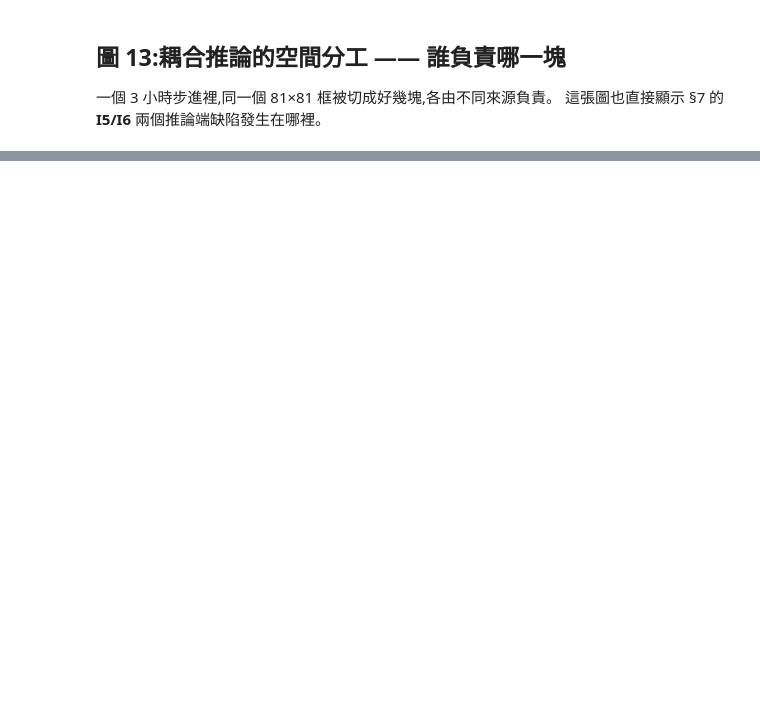
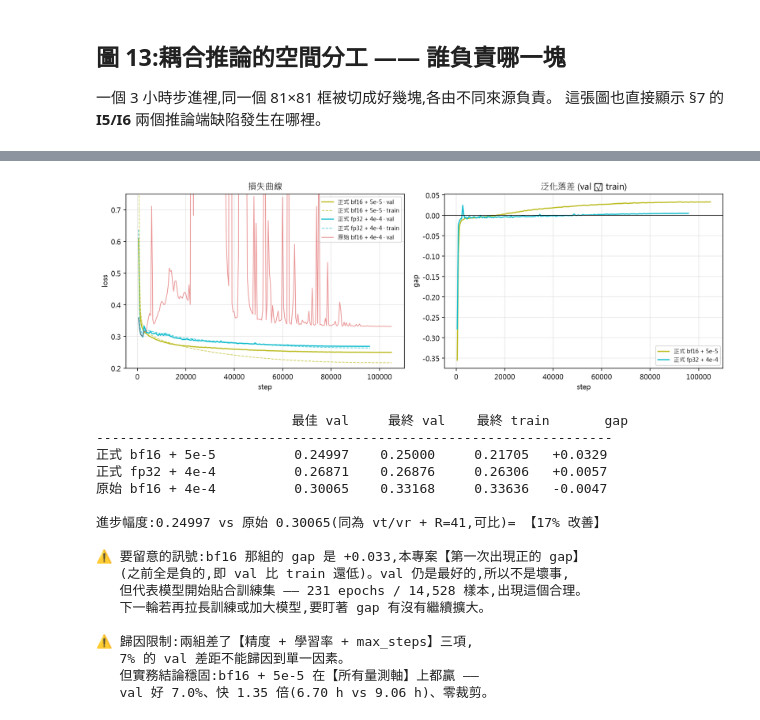
Before and after one commit to Payne721401/LLAT_polar, a Jupyter notebook: analysis/training_analysis.ipynb, the cells around one changed output, grey strips where cells are left out. Saved outputs shown, nothing was run; the diff lists cells and outputs as text; code cells hidden in the pictures; blank space fills up the shorter version.

```diff
--- a/analysis/training_analysis.ipynb
+++ b/analysis/training_analysis.ipynb
@@ -1359,0 +1395,70 @@ print("       %.1f° 讓極座標圓涵蓋整個方框(代價是外圈更稀疏,
+# %%
+# -- 正式訓練 A/B:損失與泛化落差 ----------------------------------
+fig, ax = plt.subplots(1, 2, figsize=(12.5, 4.4))
+
+for n, d, c in prod:
+    sv, v = ser(d, "val_loss")
+    st, t = ser(d, "train_loss_epoch")
+    ax[0].plot(sv, v, c=c, lw=1.6, label=n + " · val")
+    ax[0].plot(st, t, c=c, lw=1.0, ls="--", alpha=.75, label=n + " · train")
+    # val 與 train 的取樣點數差 1(train 多記一次),不能直接相減 —— 先內插對齊
+    ax[1].plot(sv, v - np.interp(sv, st, t), c=c, lw=1.6, label=n)
+
+sv0, v0 = ser(mine, "val_loss")
+ax[0].plot(sv0, v0, c="tab:red", lw=1.0, alpha=.5, label="原始 bf16 + 4e-4 · val")
+
+# 原始那次的 spike 高到 6.17,不設 ylim 會把兩組正式訓練壓成一條平線
+ax[0].set_ylim(0.20, 0.75)
+ax[0].set_title("損失曲線")
+ax[0].set_ylabel("loss")
+ax[1].axhline(0, c="k", lw=.9)
+ax[1].set_title("泛化落差 (val − train)")
+ax[1].set_ylabel("gap")
+for a_ in ax:
+    a_.set_xlabel("step")
+    a_.legend(fontsize=8)
+plt.tight_layout()
+plt.show()
+
+print("%-20s %10s %10s %11s %9s" % ("", "最佳 val", "最終 val", "最終 train", "gap"))
+print("-" * 66)
+for n, d in [(n, d) for n, d, _ in prod] + [("原始 bf16 + 4e-4", mine)]:
+    sv, v = ser(d, "val_loss")
+    st, t = ser(d, "train_loss_epoch")
+    print("%-20s %10.5f %10.5f %11.5f %+9.4f"
+          % (n, v.min(), v[-1], t[-1], v[-1] - t[-1]))
+
+b = ser(prod[0][1], "val_loss")[1].min()
+m = ser(mine, "val_loss")[1].min()
+print()
+print("進步幅度:%.5f vs 原始 %.5f(同為 vt/vr + R=41,可比)= 【%.0f%% 改善】"
+      % (b, m, 100 * (m - b) / m))
+print()
+print("⚠️ 要留意的訊號:bf16 那組的 gap 是 +0.033,本專案【第一次出現正的 gap】")
+print("   (之前全是負的,即 val 比 train 還低)。val 仍是最好的,所以不是壞事,")
+print("   但代表模型開始貼合訓練集 —— 231 epochs / 14,528 樣本,出現這個合理。")
+print("   下一輪若再拉長訓練或加大模型,要盯著 gap 有沒有繼續擴大。")
+print()
+print("⚠️ 歸因限制:兩組差了【精度 + 學習率 + max_steps】三項,")
+print("   7% 的 val 差距不能歸因到單一因素。")
+print("   但實務結論穩固:bf16 + 5e-5 在【所有量測軸】上都贏 ——")
+print("   val 好 7.0%、快 1.35 倍(6.70 h vs 9.06 h)、零裁剪。")
+# %% [output]
+[figure, added]
+                         最佳 val     最終 val    最終 train       gap
+------------------------------------------------------------------
+正式 bf16 + 5e-5          0.24997    0.25000     0.21705   +0.0329
+正式 fp32 + 4e-4          0.26871    0.26876     0.26306   +0.0057
+原始 bf16 + 4e-4          0.30065    0.33168     0.33636   -0.0047
+
+進步幅度:0.24997 vs 原始 0.30065(同為 vt/vr + R=41,可比)= 【17% 改善】
+
+⚠️ 要留意的訊號:bf16 那組的 gap 是 +0.033,本專案【第一次出現正的 gap】
+   (之前全是負的,即 val 比 train 還低)。val 仍是最好的,所以不是壞事,
+   但代表模型開始貼合訓練集 —— 231 epochs / 14,528 樣本,出現這個合理。
+   下一輪若再拉長訓練或加大模型,要盯著 gap 有沒有繼續擴大。
+
+⚠️ 歸因限制:兩組差了【精度 + 學習率 + max_steps】三項,
+   7% 的 val 差距不能歸因到單一因素。
+   但實務結論穩固:bf16 + 5e-5 在【所有量測軸】上都贏 ——
+   val 好 7.0%、快 1.35 倍(6.70 h vs 9.06 h)、零裁剪。
```
Also changed, not shown: parts of 18 cells of this notebook, 29 other files.
